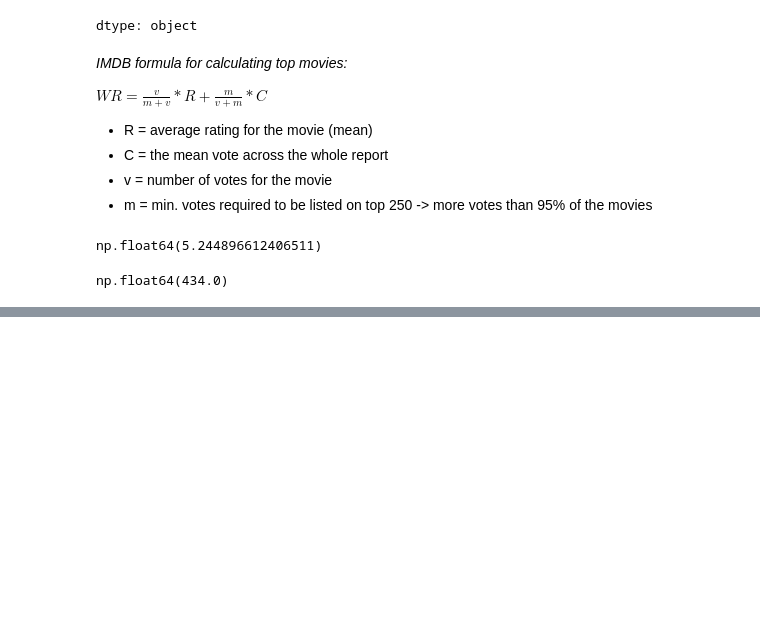
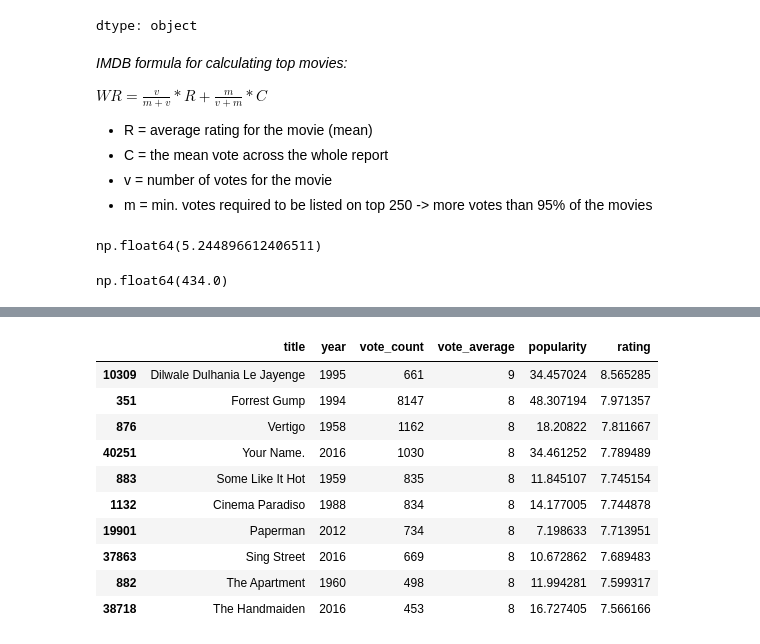
Before and after one commit to mcucii/ML-Kaggle-projects, a Jupyter notebook: Movie Recommender Systems/Movie_Recommender_Systems.ipynb, the cells around one changed output, grey strips where cells are left out. Drawn from its saved outputs; the diff is of its cells as text; code cells hidden in the pictures; blank space fills up the shorter version.

```diff
--- a/Movie Recommender Systems/Movie_Recommender_Systems.ipynb
+++ b/Movie Recommender Systems/Movie_Recommender_Systems.ipynb
@@ -109,0 +133,3 @@ qualified.head()
+# %%
+s = md.apply(lambda x: pd.Series(x['genres']),axis=1).stack().reset_index(level=1, drop=True)
+s.name='genre'
@@ -109,0 +146,34 @@ qualified.head()
+# %%
+g_md = md.drop('genres', axis=1).join(s)
+#g_md.head()
+# %%
+def chart_by_genre(genre, percentile=0.85):
+  df = g_md[g_md['genre'] == genre]
+  vote_counts = df[df['vote_count'].notnull()]['vote_count'].astype('int')
+  vote_averages = df[df['vote_average'].notnull()]['vote_average'].astype('int')
+  C = vote_averages.mean()
+  m = vote_counts.quantile(percentile)
+
+  qualified = df[(df['vote_average'].notnull()) & (df['vote_count'].notnull()) & (df['vote_count']>=m)][['title', 'year', 'vote_count', 'vote_average', 'popularity']]
+  qualified['vote_count'] = qualified['vote_count'].astype('int')
+  qualified['vote_average'] = qualified['vote_average'].astype('int')
+
+  qualified['rating'] = qualified.apply(lambda x : ((x['vote_count']/(x['vote_count'] + m))*x['vote_average'] + (m/(x['vote_count']+m))*C), axis=1)
+  qualified = qualified.sort_values('rating', ascending=False).head(250)
+
+  return qualified
+# %%
+top_romance_movies = chart_by_genre('Romance')
+top_romance_movies.head(10)
+# %% [output]
+|  | title | year | vote_count | vote_average | popularity | rating |
+| 10309 | Dilwale Dulhania Le Jayenge | 1995 | 661 | 9 | 34.457024 | 8.565285 |
+| 351 | Forrest Gump | 1994 | 8147 | 8 | 48.307194 | 7.971357 |
+| 876 | Vertigo | 1958 | 1162 | 8 | 18.20822 | 7.811667 |
+| 40251 | Your Name. | 2016 | 1030 | 8 | 34.461252 | 7.789489 |
+| 883 | Some Like It Hot | 1959 | 835 | 8 | 11.845107 | 7.745154 |
+| 1132 | Cinema Paradiso | 1988 | 834 | 8 | 14.177005 | 7.744878 |
+| 19901 | Paperman | 2012 | 734 | 8 | 7.198633 | 7.713951 |
+| 37863 | Sing Street | 2016 | 669 | 8 | 10.672862 | 7.689483 |
+| 882 | The Apartment | 1960 | 498 | 8 | 11.994281 | 7.599317 |
+| 38718 | The Handmaiden | 2016 | 453 | 8 | 16.727405 | 7.566166 |
```
Also changed, not shown: parts of 11 cells of this notebook.
